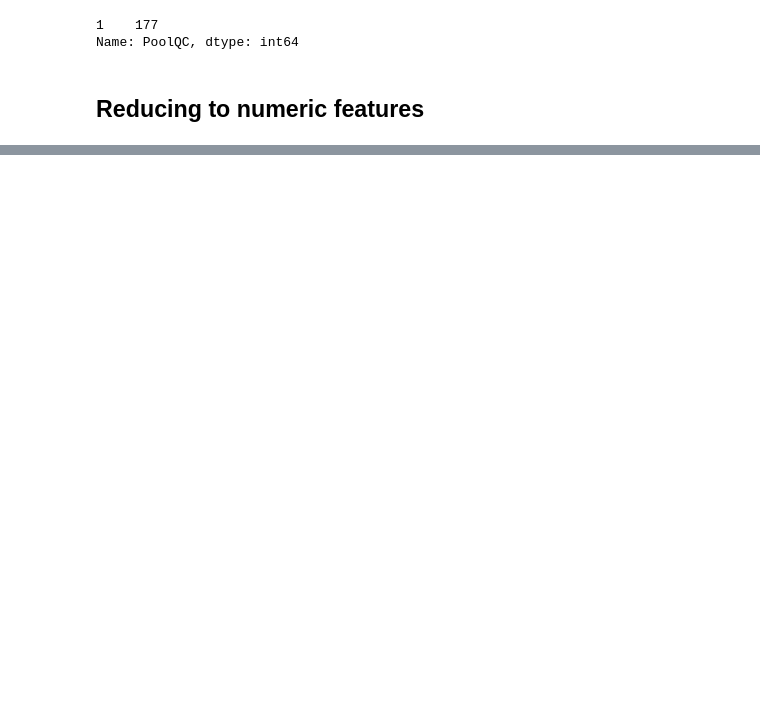
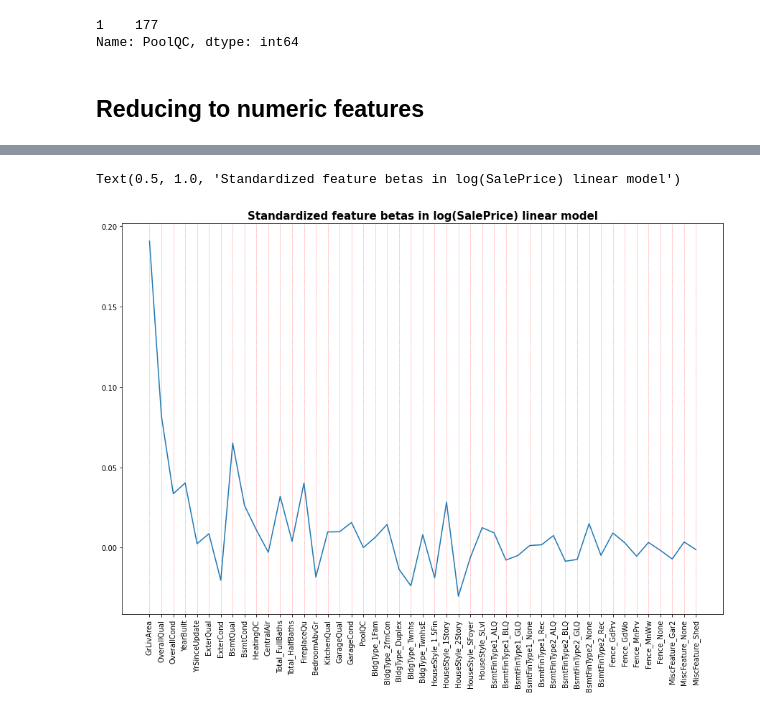
Before and after one commit to DarishSakeesing/housing-price-prediction, a Jupyter notebook: DouglasPizac/AirBnb_descriptive.ipynb, the cells around one changed output, grey strips where cells are left out. Cells and saved outputs as stored; diff of their text form; code cells hidden in the pictures; blank space fills up the shorter version.

```diff
--- a/DouglasPizac/AirBnb_descriptive.ipynb
+++ b/DouglasPizac/AirBnb_descriptive.ipynb
@@ -266,0 +249,3 @@ dummy
+# %%
+X_columns = dummy.drop('SalePrice',axis = 1).columns
+X_columns
@@ -266,0 +267,10 @@ dummy
+# %%
+from sklearn.preprocessing import StandardScaler
+sc = StandardScaler()
+
+X = sc.fit_transform(X)
+# %%
+from sklearn.linear_model import LinearRegression
+reg = LinearRegression()
+
+reg.fit(X,Y)
@@ -266,0 +311,10 @@ dummy
+# %%
+import matplotlib.pyplot as plt
+plt.figure(figsize = (15,10))
+plt.plot(list(range(len(X_columns))),reg.coef_)
+plt.xticks(list(range(len(X_columns))),labels = X_columns, rotation = 90)
+plt.grid(color='r', linestyle='--', linewidth=0.5, axis = 'x',alpha = 0.5)
+plt.title('Standardized feature betas in log(SalePrice) linear model', fontsize = 15, fontweight = 'bold')
+# %% [output]
+Text(0.5, 1.0, 'Standardized feature betas in log(SalePrice) linear model')
+[figure, added]
```
Also changed, not shown: parts of 27 cells of this notebook.
